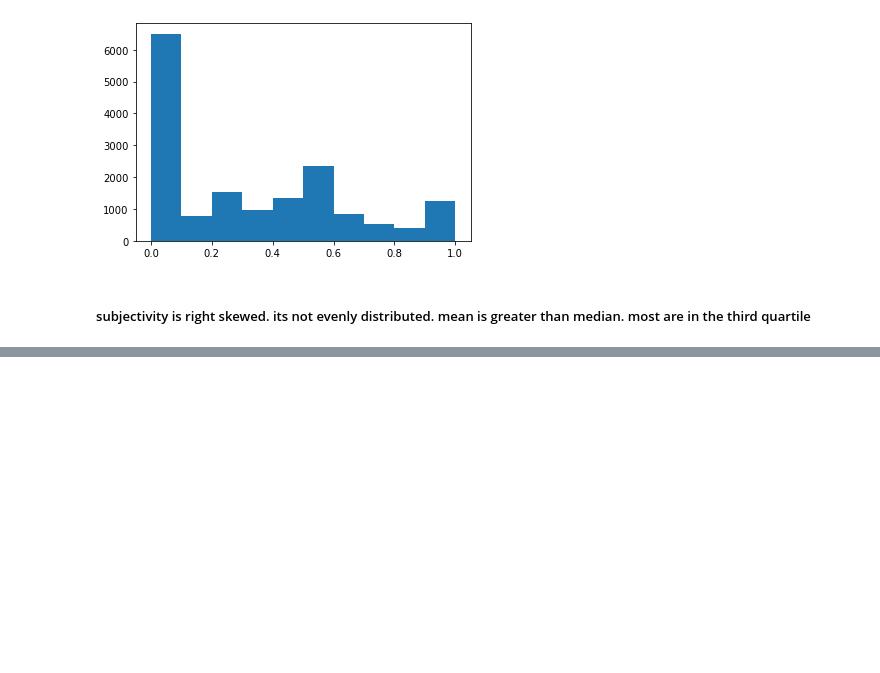
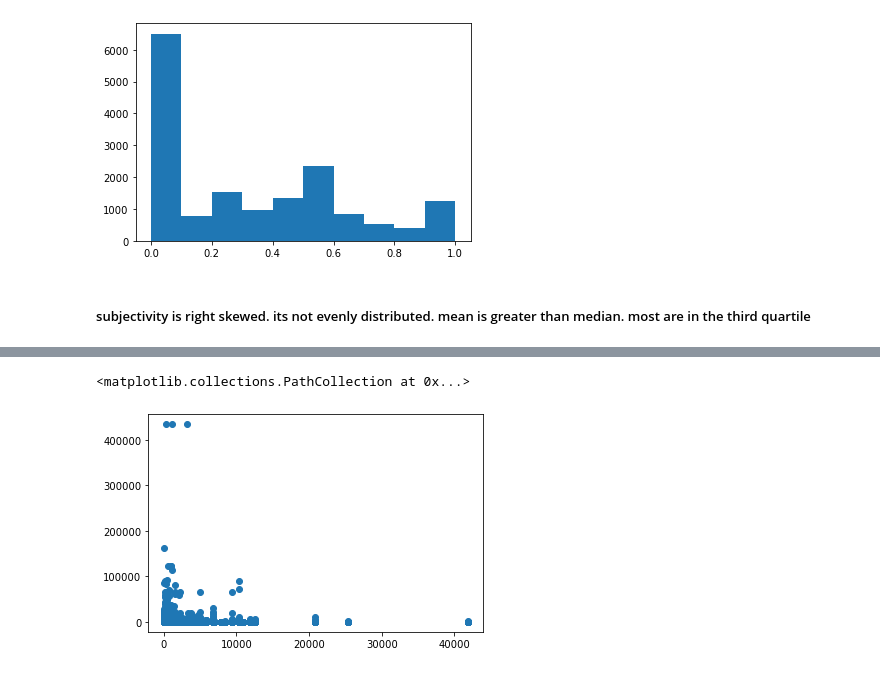
Before and after one commit to Ammon21/Twitter-Data-Analysis, a Jupyter notebook: Notebook/Twitter-Data-Exploration.ipynb, the cells around one changed output, grey strips where cells are left out. Cells and saved outputs as stored; diff of their text form; code cells hidden in the pictures; blank space fills up the shorter version.

```diff
--- a/Notebook/Twitter-Data-Exploration.ipynb
+++ b/Notebook/Twitter-Data-Exploration.ipynb
@@ -313,0 +320,5 @@ plt.hist(df['subjectivity'], bins=10)
+# %%
+plt.scatter(df.friends_count, df.retweet_count)
+# %% [output]
+<matplotlib.collections.PathCollection at 0x...>
+[figure, added]
```
Also changed, not shown: parts of 32 cells of this notebook.
